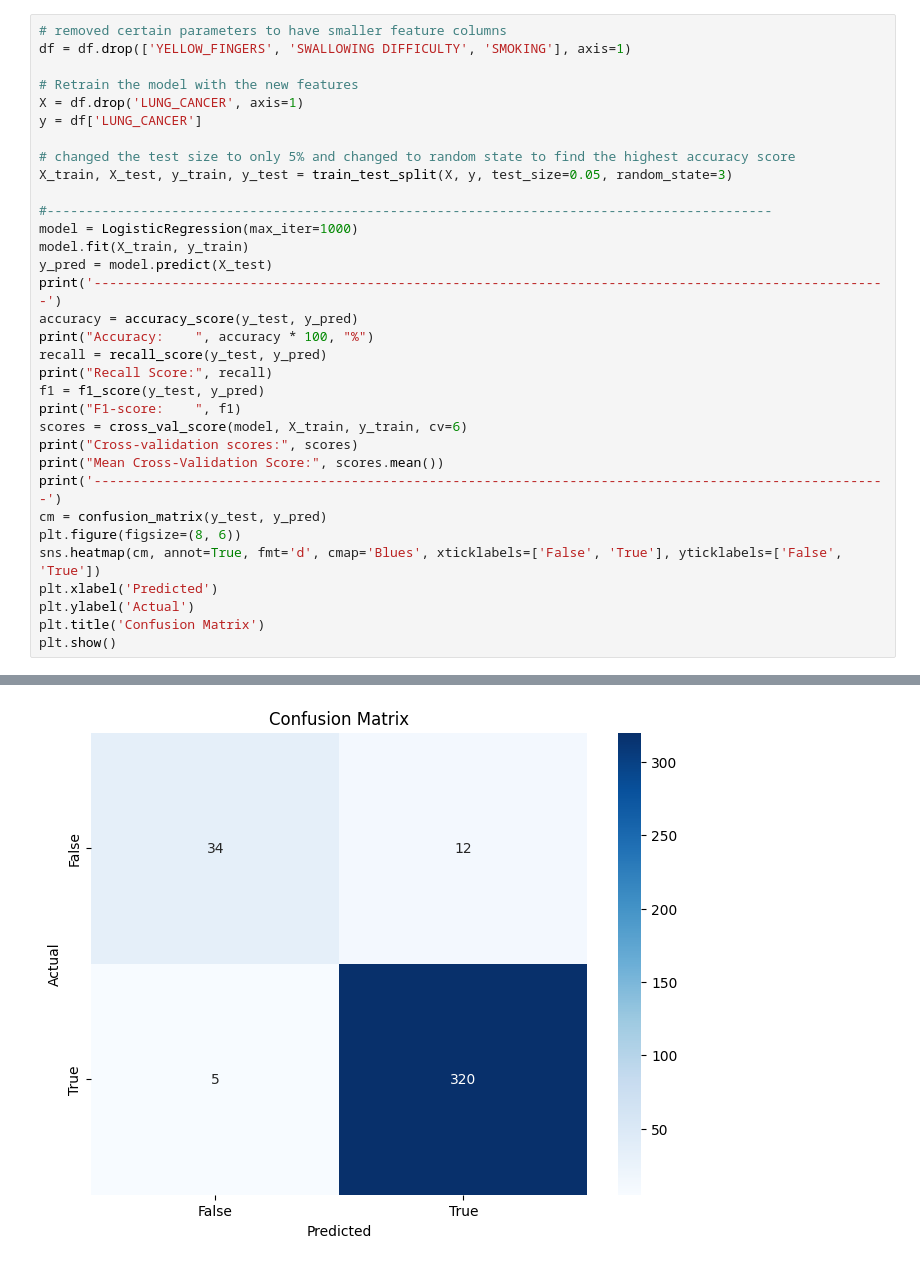
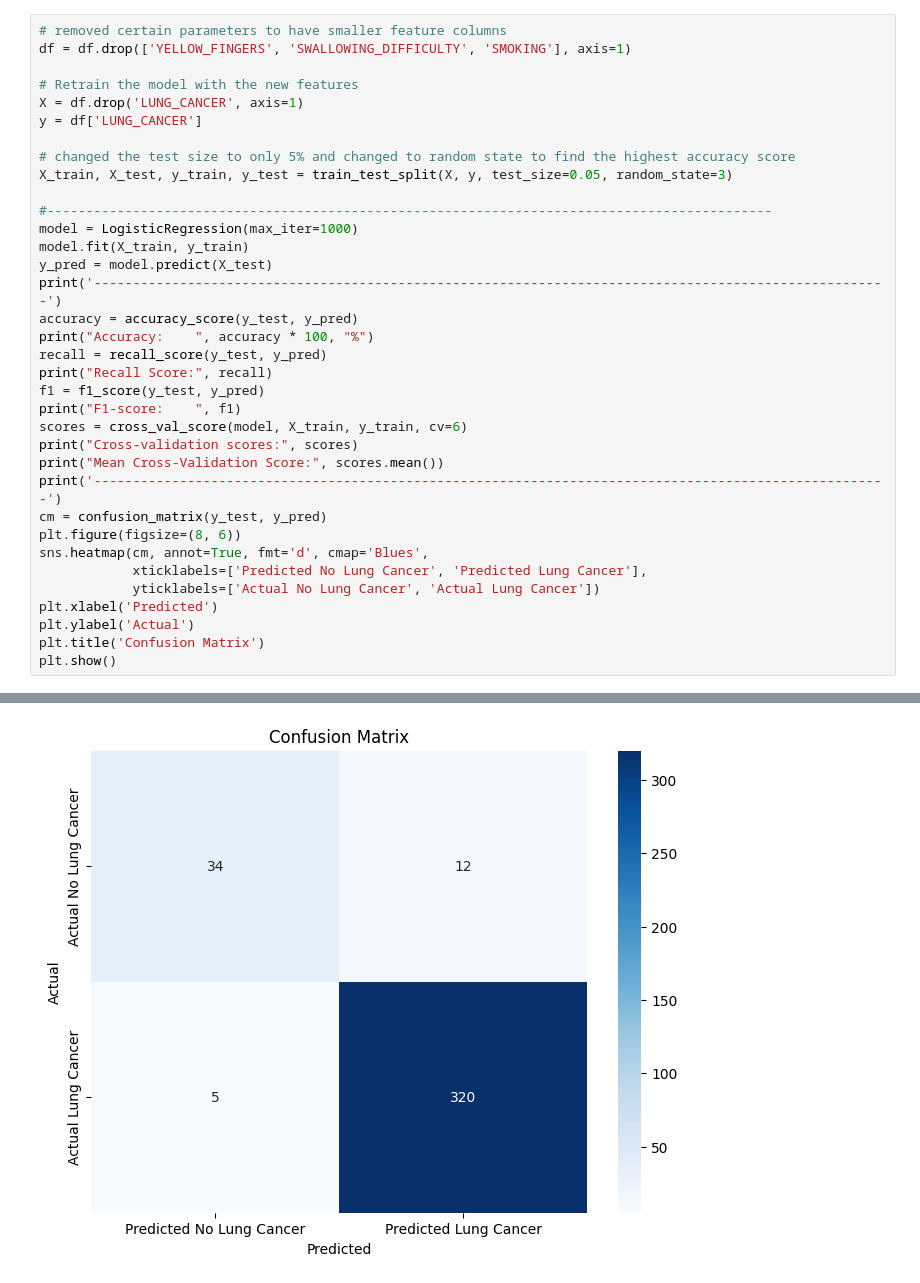
Before and after one commit to alipakdamangh/lung_cancer_analysis, a Jupyter notebook: main.ipynb, the cells around one changed output, grey strips where cells are left out. Cells and saved outputs as stored; diff of their text form.

```diff
--- a/main.ipynb
+++ b/main.ipynb
@@ -95,6 +175,6 @@ False Negative (FN): 24 - The model incorrectly predicted 24 cases of no lung ca
 # %%
 # removed certain parameters to have smaller feature columns
-df = df.drop(['YELLOW_FINGERS', 'SWALLOWING DIFFICULTY', 'SMOKING'], axis=1)
+df = df.drop(['YELLOW_FINGERS', 'SWALLOWING_DIFFICULTY', 'SMOKING'], axis=1)
 
 # Retrain the model with the new features
 X = df.drop('LUNG_CANCER', axis=1)
@@ -105,32 +185,34 @@ X_train, X_test, y_train, y_test = train_test_split(X, y, test_size=0.05, random
 
 #---------------------------------------------------------------------------------------------
 model = LogisticRegression(max_iter=1000)
 model.fit(X_train, y_train)
 y_pred = model.predict(X_test)
 print('------------------------------------------------------------------------------------------------------')
 accuracy = accuracy_score(y_test, y_pred)
 print("Accuracy:    ", accuracy * 100, "%")
 recall = recall_score(y_test, y_pred)
 print("Recall Score:", recall)
 f1 = f1_score(y_test, y_pred)
 print("F1-score:    ", f1)
 scores = cross_val_score(model, X_train, y_train, cv=6)
 print("Cross-validation scores:", scores)
 print("Mean Cross-Validation Score:", scores.mean())
 print('------------------------------------------------------------------------------------------------------')
 cm = confusion_matrix(y_test, y_pred)
 plt.figure(figsize=(8, 6))
-sns.heatmap(cm, annot=True, fmt='d', cmap='Blues', xticklabels=['False', 'True'], yticklabels=['False', 'True'])
+sns.heatmap(cm, annot=True, fmt='d', cmap='Blues',
+            xticklabels=['Predicted No Lung Cancer', 'Predicted Lung Cancer'],
+            yticklabels=['Actual No Lung Cancer', 'Actual Lung Cancer'])
 plt.xlabel('Predicted')
 plt.ylabel('Actual')
 plt.title('Confusion Matrix')
 plt.show()
 # %% [output]
 ------------------------------------------------------------------------------------------------------
 Accuracy:     95.4177897574124 %
 Recall Score: 0.9846153846153847
 F1-score:     0.974124809741248
 Cross-validation scores: [0.93191489 0.91396934 0.91822828 0.92078365 0.91822828 0.92078365]
 Mean Cross-Validation Score: 0.9206513465511618
 ------------------------------------------------------------------------------------------------------
-[figure, old version]
+[figure, new version]
```
Also changed, not shown: parts of 12 cells of this notebook, 1 other file.
